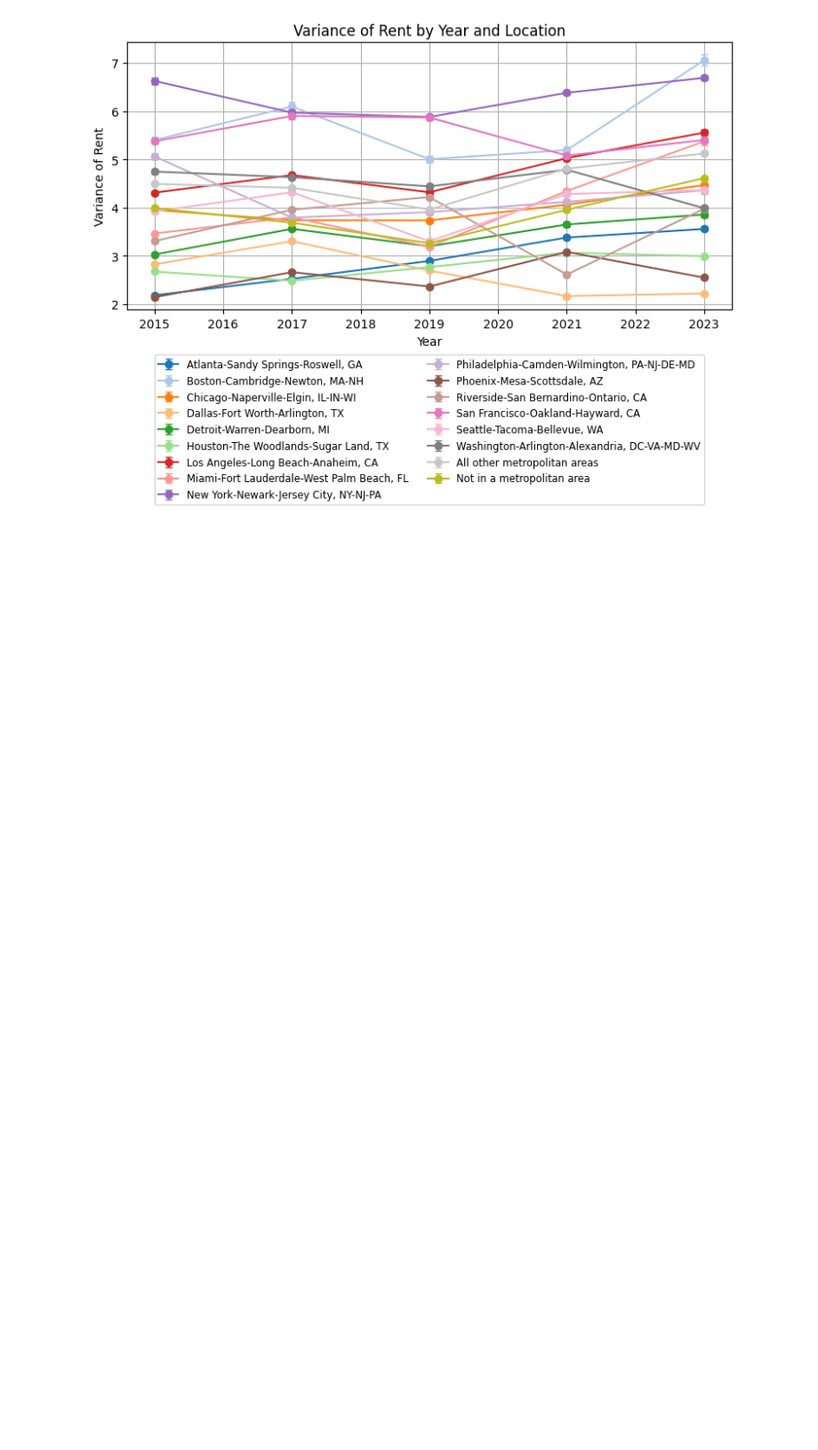
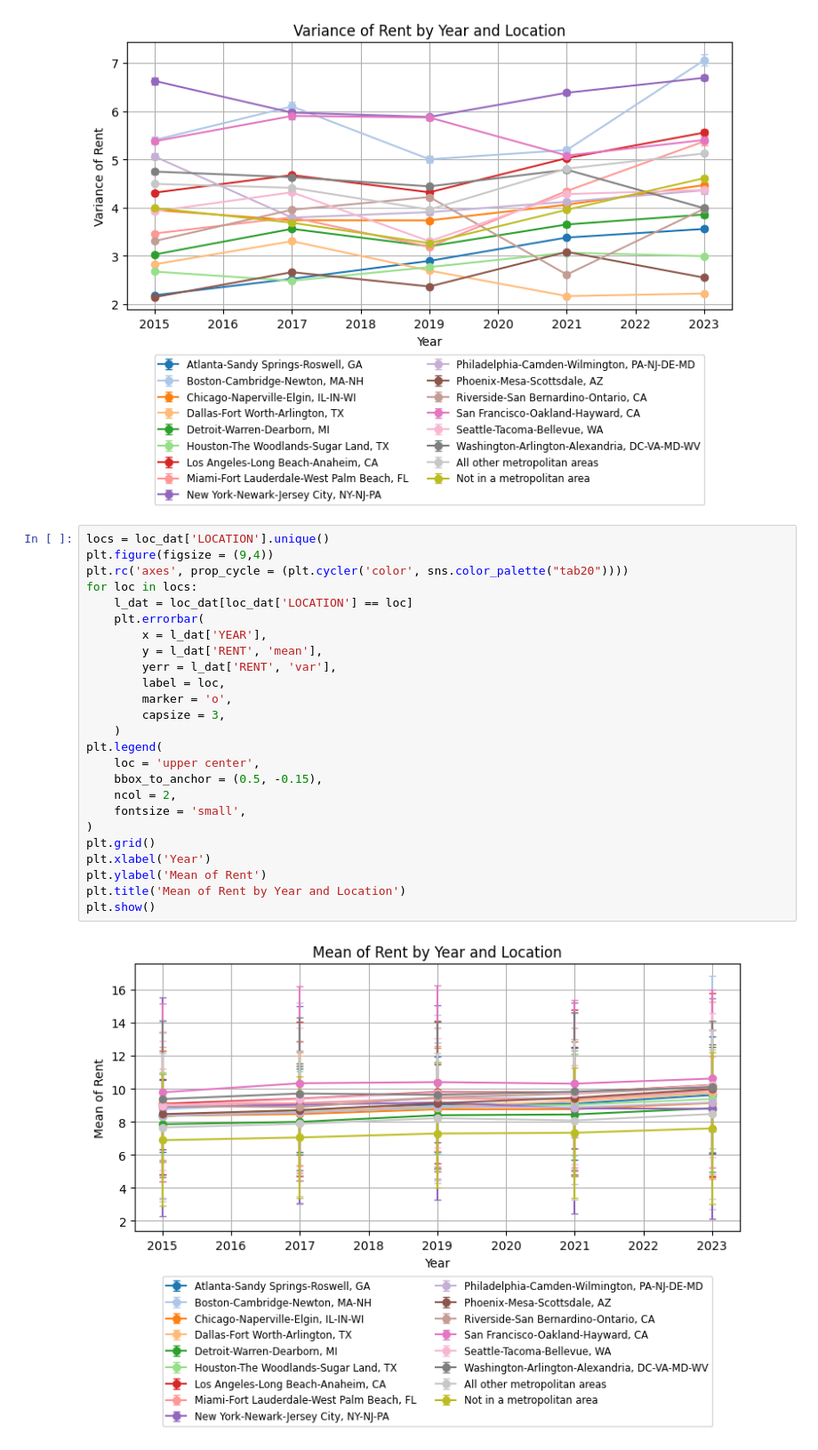
Before and after one commit to DiegoOlaya/rental-housing-cost, a Jupyter notebook: notebooks/supervised_models/variance_analysis.ipynb, the cells around one changed output. Shown at 89% size. Drawn from its saved outputs; the diff is of its cells as text; blank space fills up the shorter version.

```diff
--- a/notebooks/supervised_models/variance_analysis.ipynb
+++ b/notebooks/supervised_models/variance_analysis.ipynb
@@ -129,5 +129,32 @@ plt.title('Variance of Rent by Year and Location')
 plt.show()
 # %% [output]
 [figure]
+# %%
+locs = loc_dat['LOCATION'].unique()
+plt.figure(figsize = (9,4))
+plt.rc('axes', prop_cycle = (plt.cycler('color', sns.color_palette("tab20"))))
+for loc in locs:
+    l_dat = loc_dat[loc_dat['LOCATION'] == loc]
+    plt.errorbar(
+        x = l_dat['YEAR'],
+        y = l_dat['RENT', 'mean'],
+        yerr = l_dat['RENT', 'var'],
+        label = loc,
+        marker = 'o',
+        capsize = 3,
+    )
+plt.legend(
+    loc = 'upper center',
+    bbox_to_anchor = (0.5, -0.15),
+    ncol = 2,
+    fontsize = 'small',
+)
+plt.grid()
+plt.xlabel('Year')
+plt.ylabel('Mean of Rent')
+plt.title('Mean of Rent by Year and Location')
+plt.show()
+# %% [output]
+[figure, added]
 # %%
 a_list_prices = pd.read_csv('../../raw_data/apartment_list_market_prices.csv')
```
Also changed, not shown: parts of 5 cells of this notebook.
